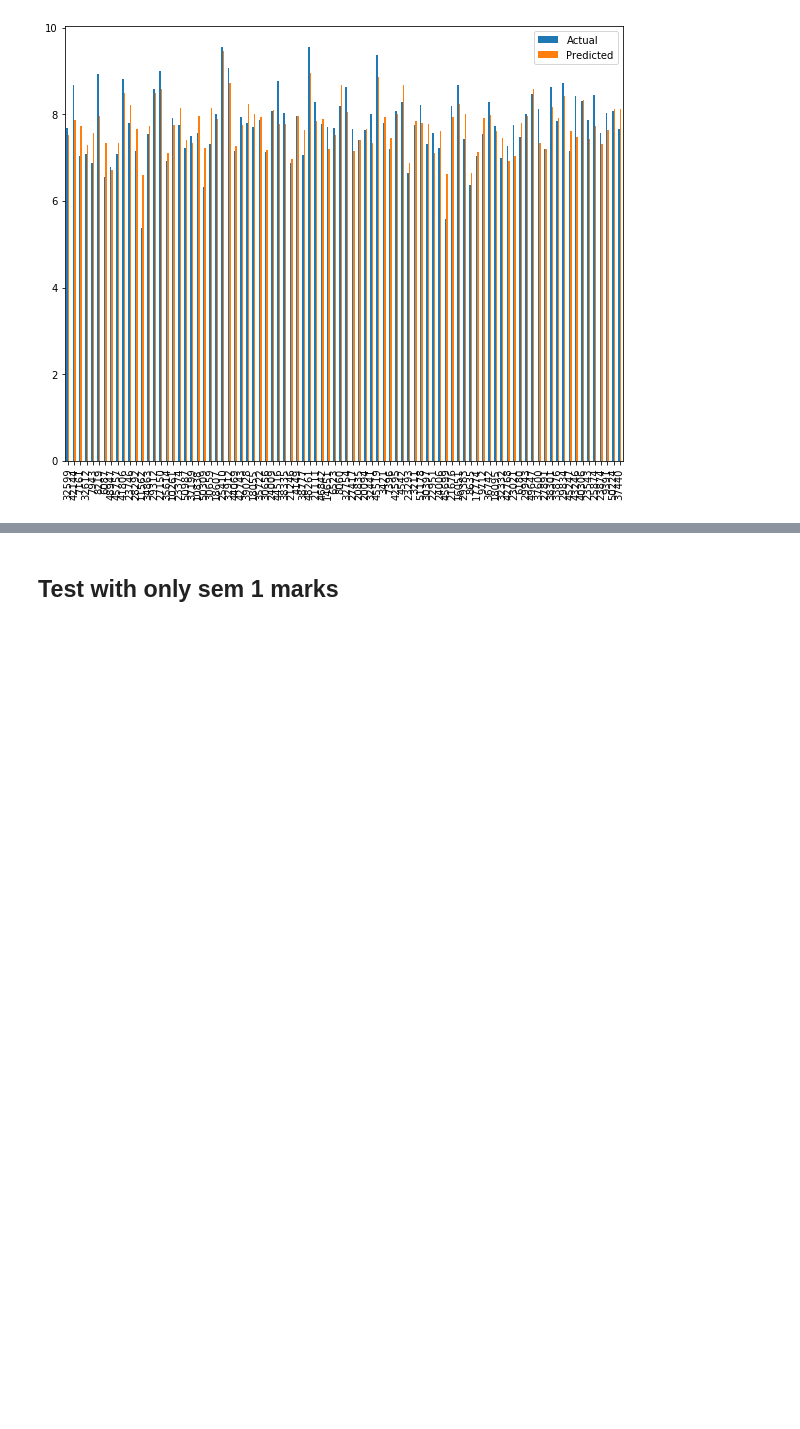
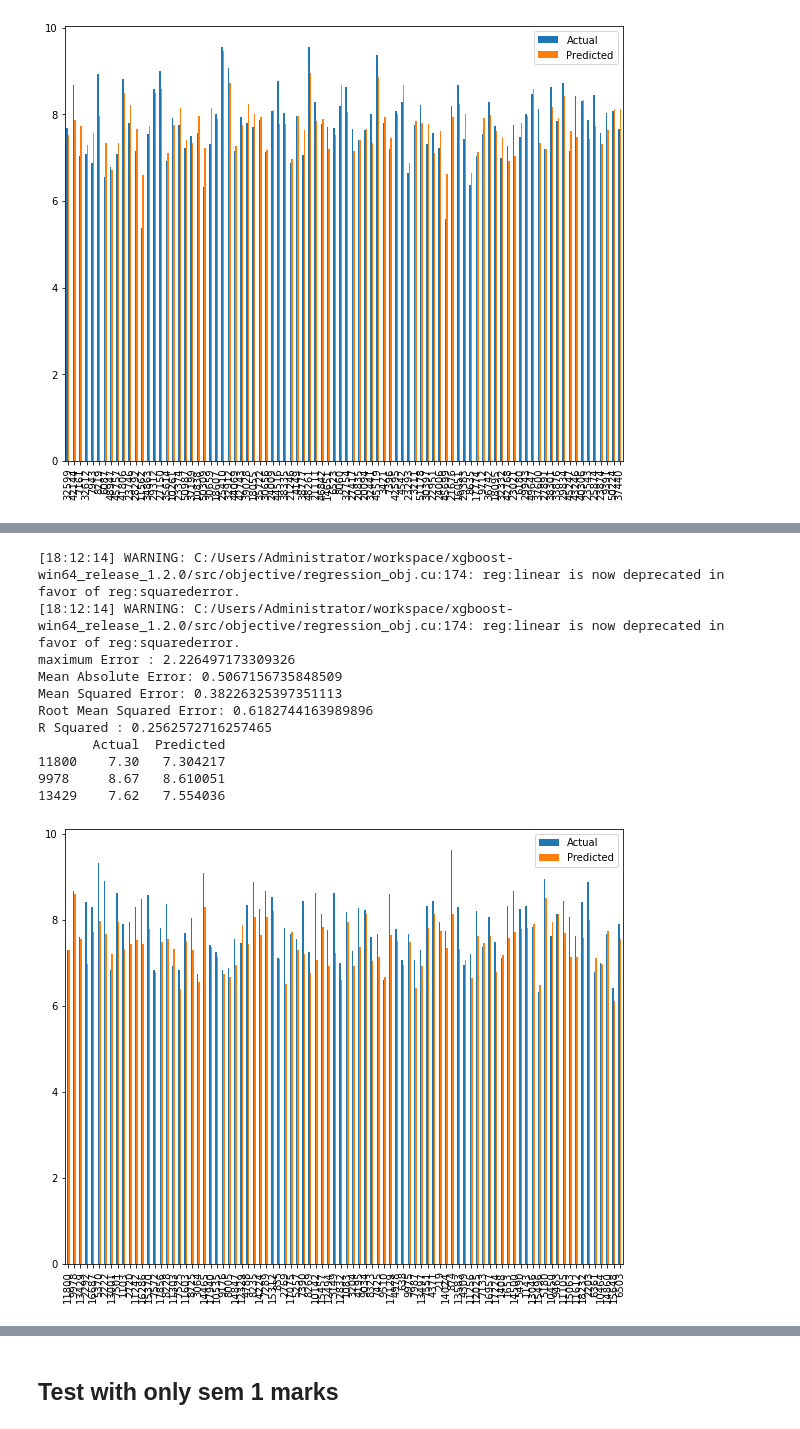
Before and after one commit to RushikeshGholap/Mumbai-University-Grades-Analysis-Prediction, a Jupyter notebook: Main.ipynb, the cells around one changed output, grey strips where cells are left out. Saved outputs shown, nothing was run; the diff lists cells and outputs as text; code cells hidden in the pictures; blank space fills up the shorter version.

Commit message:
Final Update
Model Switched to Ridge.
Upadated lable,designs.

```diff
--- a/Main.ipynb
+++ b/Main.ipynb
@@ -866,0 +625,74 @@ R Squared : 0.6116325337629667
+# %%
+
+from sklearn.model_selection import train_test_split
+from sklearn.linear_model import LinearRegression
+from sklearn import metrics
+from sklearn.metrics import r2_score,max_error
+import numpy as np
+import pandas as pd
+import re
+import matplotlib.pyplot as plt
+import seaborn as sns
+pd.set_option('display.max_columns', None)
+pd.set_option('display.max_rows', None)
+import pickle
+import xgboost as xgb
+
+
+
+diploma = pd.read_csv('./csv_db/diploma.csv')
+
+
+data_dip =  diploma.filter(['department', 'college_code',
+                        'sem_3', 'sem_4', 'sem_5',
+                        'sem_6', 'sem_7', 'sem_8'], axis=1)
+final_dip = pd.get_dummies(data_dip,columns=['department', 'college_code'],drop_first=False)
+X_dip = final_dip.drop('sem_8',1)
+y_dip = final_dip['sem_8']
+X_train_dip,X_test_dip,y_train_dip,y_test_dip = train_test_split(X_dip,y_dip,test_size=0.33,random_state=13)
+regressor_dip = xgb.XGBRegressor(objective ='reg:linear',
+                  n_estimators = 8, seed = 100)
+
+#regressor_dip = LinearRegression()
+regressor_dip.fit(X_train_dip, y_train_dip) #training the algorithm
+y_pred_dip = regressor_dip.predict(X_test_dip)
+print('maximum Error : ' +str( max_error(y_test_dip,y_pred_dip)))
+df_dip = pd.DataFrame({'Actual': y_test_dip, 'Predicted': y_pred_dip})
+df1_dip = df_dip.head(90)
+print('Mean Absolute Error:', metrics.mean_absolute_error(y_test_dip, y_pred_dip))
+print('Mean Squared Error:', metrics.mean_squared_error(y_test_dip, y_pred_dip))
+print('Root Mean Squared Error:', np.sqrt(metrics.mean_squared_error(y_test_dip, y_pred_dip)))
+print('R Squared :', r2_score(y_test_dip, y_pred_dip))
+print(df1_dip.head(3))
+df1_dip.plot(kind='bar',figsize=(10,8))
+
+X_test_dip.to_csv('./csv_db/Diploma_template.csv',index = False)
+outfile = open('regression_model_diploma','wb')
+pickle.dump(regressor_dip,outfile)
+outfile.close()
+plt.show()
+
+min_df_dip = diploma.groupby(['college_code','department']).min()
+min_df_dip.reset_index(inplace=True)
+min_df_dip.to_csv('./csv_db/min_df_dip.csv',index =False)
+
+mean_df_dip = diploma.groupby(['college_code','department']).mean()
+mean_df_dip.reset_index(inplace=True)
+mean_df_dip.to_csv('./csv_db/mean_df_dip.csv',index =False)
+
+max_df_dip = diploma.groupby(['college_code','department']).max()
+max_df_dip.reset_index(inplace=True)
+max_df_dip.to_csv('./csv_db/max_df_dip.csv',index =False)
+# %% [output]
+[18:12:14] WARNING: C:/Users/Administrator/workspace/xgboost-win64_release_1.2.0/src/objective/regression_obj.cu:174: reg:linear is now deprecated in favor of reg:squarederror.
+[18:12:14] WARNING: C:/Users/Administrator/workspace/xgboost-win64_release_1.2.0/src/objective/regression_obj.cu:174: reg:linear is now deprecated in favor of reg:squarederror.
+maximum Error : 2.226497173309326
+Mean Absolute Error: 0.5067156735848509
+Mean Squared Error: 0.38226325397351113
+Root Mean Squared Error: 0.6182744163989896
+R Squared : 0.2562572716257465
+       Actual  Predicted
+11800    7.30   7.304217
+9978     8.67   8.610051
+13429    7.62   7.554036
+[figure, added]
```
Also changed, not shown: parts of 7 cells of this notebook, 34 other files.
